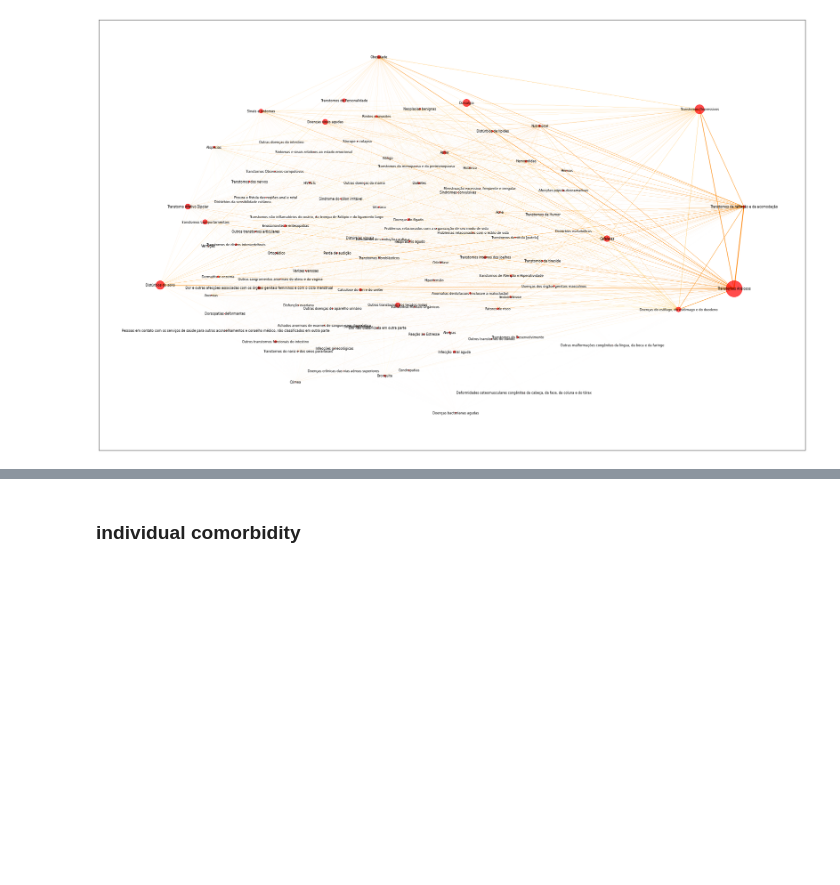
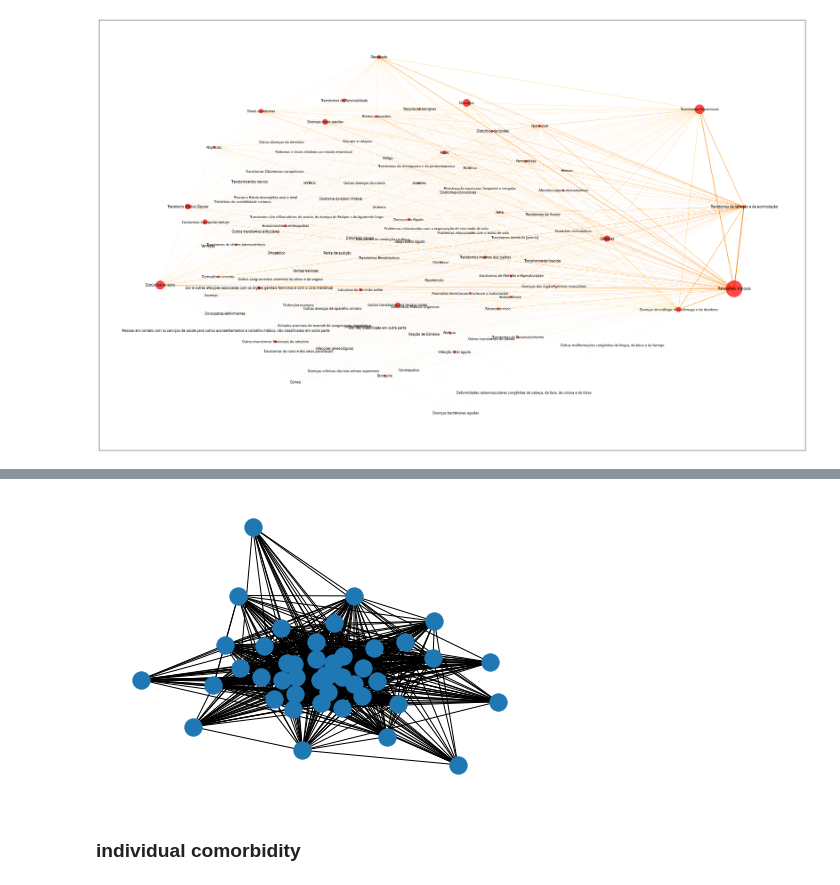
Before and after one commit to luizhsuperti/alice-coding, a Jupyter notebook: daly_comorbity/notebooks/00_main.ipynb, the cells around one changed output, grey strips where cells are left out. Saved outputs shown, nothing was run; the diff lists cells and outputs as text; code cells hidden in the pictures; blank space fills up the shorter version.

```diff
--- a/daly_comorbity/notebooks/00_main.ipynb
+++ b/daly_comorbity/notebooks/00_main.ipynb
@@ -123,0 +119,7 @@ NodeView(('Transtornos Ansiosos', 'Dorsalgia', 'Alergias'))
+# %%
+vec = df_prevalence_links[df_prevalence_links['Menstruação excessiva, freqüente e irregular']>0]['Menstruação excessiva, freqüente e irregular'].index.to_list()
+vec.remove('Distúrbios do sono')
+vec.remove('Transtornos da refração e da acomodação')
+vec.remove('Transtornos Ansiosos')
+vec.remove('Transtornos Depressivos')
+H = G.subgraph(vec)
@@ -124,3 +183,7 @@ NodeView(('Transtornos Ansiosos', 'Dorsalgia', 'Alergias'))
+# %%
+nx.draw(H)
+# %% [output]
+[figure, added]
 # %% [markdown]
 ### individual comorbidity
 # %%
```
Also changed, not shown: parts of 26 cells of this notebook, 2 other files.
